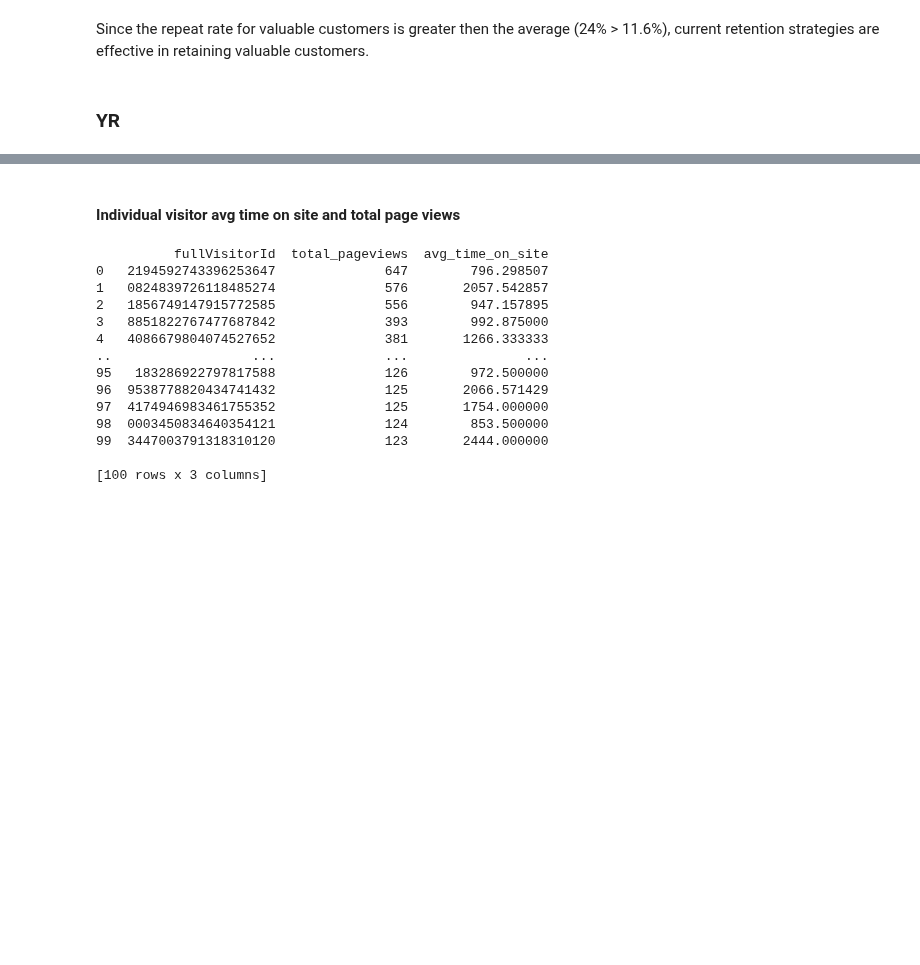
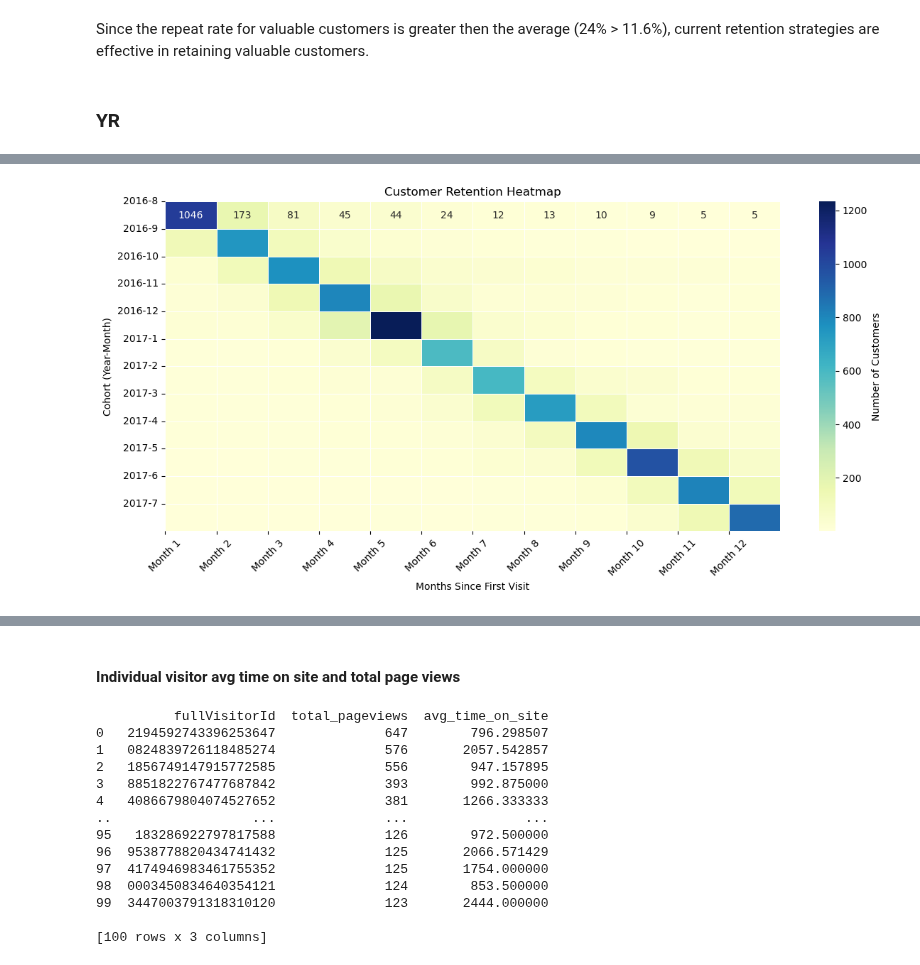
Before and after one commit to woobrandon/DSA3101-Potato-Wedges, a Jupyter notebook: SubgroupA/GoogleAnalyticsAnalysis.ipynb, the cells around one changed output, grey strips where cells are left out. Drawn from its saved outputs; the diff is of its cells as text; code cells hidden in the pictures; blank space fills up the shorter version.

Commit message:
added churn rate for 3 and 6 months and added graphs & code to evalate current retention

```diff
--- a/SubgroupA/GoogleAnalyticsAnalysis.ipynb
+++ b/SubgroupA/GoogleAnalyticsAnalysis.ipynb
@@ -13,9 +13,9 @@ pd.set_option("display.max_columns", None)
 pd.set_option('display.width', 10000)
 
 # Change the project name here to your project name in your account
-client = bigquery.Client(project="dsa3101-435110")  # Brandon
+# client = bigquery.Client(project="dsa3101-435110")  # Brandon
 # client = bigquery.Client(project="dsa3101-434713")  # Swislar
-# client = bigquery.Client(project="sturdy-cable-435110-g9") # Yan Rong
+client = bigquery.Client(project="sturdy-cable-435110-g9") # Yan Rong
 # %%
 
 # Data cleaning function for categories
@@ -1115,0 +1473,85 @@ Since the repeat rate for valuable customers is greater then the average (24% >
+# %%
+# https://whatfix.com/blog/retention-analysis/
+# https://userpilot.com/blog/cohort-retention-analysis/#:~:text=Cohort%20retention%20analysis%20tracks%20how,useful%20for%20predicting%20future%20revenue.
+query = """
+        WITH Cohorts AS (
+            SELECT
+                fullVisitorID,
+                PARSE_DATE('%Y%m%d', MIN(_TABLE_SUFFIX)) AS FirstVisitDate
+            FROM
+                `bigquery-public-data.google_analytics_sample.ga_sessions_*`
+            WHERE
+                totals.transactions IS NOT NULL AND
+                _TABLE_SUFFIX BETWEEN '20160801' AND '20170731'
+            GROUP BY
+                fullVisitorID
+        ),
+        CustomerRetention AS (
+            SELECT
+                EXTRACT(YEAR FROM c.FirstVisitDate) AS CohortYear,
+                EXTRACT(MONTH FROM c.FirstVisitDate) AS CohortMonth,
+                COUNT(DISTINCT c.fullVisitorID) AS NumOfCustomers,
+                COUNT(DISTINCT CASE WHEN PARSE_DATE('%Y%m%d', s._TABLE_SUFFIX) BETWEEN DATE('2016-08-01') AND DATE('2016-08-31') THEN s.fullVisitorID END) AS Month1,
+                COUNT(DISTINCT CASE WHEN PARSE_DATE('%Y%m%d', s._TABLE_SUFFIX) BETWEEN DATE('2016-09-01') AND DATE('2016-09-30') THEN s.fullVisitorID END) AS Month2,
+                COUNT(DISTINCT CASE WHEN PARSE_DATE('%Y%m%d', s._TABLE_SUFFIX) BETWEEN DATE('2016-10-01') AND DATE('2016-10-31') THEN s.fullVisitorID END) AS Month3,
+                COUNT(DISTINCT CASE WHEN PARSE_DATE('%Y%m%d', s._TABLE_SUFFIX) BETWEEN DATE('2016-11-01') AND DATE('2016-11-30') THEN s.fullVisitorID END) AS Month4,
+                COUNT(DISTINCT CASE WHEN PARSE_DATE('%Y%m%d', s._TABLE_SUFFIX) BETWEEN DATE('2016-12-01') AND DATE('2016-12-31') THEN s.fullVisitorID END) AS Month5,
+                COUNT(DISTINCT CASE WHEN PARSE_DATE('%Y%m%d', s._TABLE_SUFFIX) BETWEEN DATE('2017-01-01') AND DATE('2017-01-31') THEN s.fullVisitorID END) AS Month6,
+                COUNT(DISTINCT CASE WHEN PARSE_DATE('%Y%m%d', s._TABLE_SUFFIX) BETWEEN DATE('2017-02-01') AND DATE('2017-02-28') THEN s.fullVisitorID END) AS Month7,
+                COUNT(DISTINCT CASE WHEN PARSE_DATE('%Y%m%d', s._TABLE_SUFFIX) BETWEEN DATE('2017-03-01') AND DATE('2017-03-31') THEN s.fullVisitorID END) AS Month8,
+                COUNT(DISTINCT CASE WHEN PARSE_DATE('%Y%m%d', s._TABLE_SUFFIX) BETWEEN DATE('2017-04-01') AND DATE('2017-04-30') THEN s.fullVisitorID END) AS Month9,
+                COUNT(DISTINCT CASE WHEN PARSE_DATE('%Y%m%d', s._TABLE_SUFFIX) BETWEEN DATE('2017-05-01') AND DATE('2017-05-31') THEN s.fullVisitorID END) AS Month10,
+                COUNT(DISTINCT CASE WHEN PARSE_DATE('%Y%m%d', s._TABLE_SUFFIX) BETWEEN DATE('2017-06-01') AND DATE('2017-06-30') THEN s.fullVisitorID END) AS Month11,
+                COUNT(DISTINCT CASE WHEN PARSE_DATE('%Y%m%d', s._TABLE_SUFFIX) BETWEEN DATE('2017-07-01') AND DATE('2017-07-31') THEN s.fullVisitorID END) AS Month12
+            FROM
+                `bigquery-public-data.google_analytics_sample.ga_sessions_*` s
+            JOIN
+                Cohorts c
+            ON
+                s.fullVisitorID = c.fullVisitorID
+            GROUP BY
+                CohortYear, CohortMonth
+        )
+
+        SELECT
+            CohortYear, CohortMonth, NumOfCustomers, Month1, Month2, Month3, Month4, Month5, Month6, Month7, Month8, Month9, Month10, Month11, Month12
+        FROM
+            CustomerRetention
+        ORDER BY
+            CohortYear ASC, CohortMonth ASC
+        """
+
+df = client.query(query).to_dataframe()
+
+print(df)
+
+data = {'CohortYear': [2016, 2016, 2016, 2016, 2016, 2017, 2017, 2017, 2017, 2017, 2017, 2017],
+        'CohortMonth': [8, 9, 10, 11, 12, 1, 2, 3, 4, 5, 6, 7],
+        'NumOfCustomers': [1046, 747, 769, 804, 1233, 591, 606, 726, 796, 967, 813, 890],
+        'Month1': [1046, 127, 33, 17, 24, 8, 8, 6, 9, 4, 5, 4],
+        'Month2': [173, 747, 125, 35, 23, 9, 9, 7, 10, 4, 1, 4],
+        'Month3': [81, 116, 769, 145, 54, 14, 13, 9, 8, 7, 3, 4],
+        'Month4': [45, 51, 141, 804, 194, 40, 21, 13, 11, 8, 2, 3],
+        'Month5': [44, 33, 78, 169, 1233, 94, 22, 21, 13, 13, 4, 6],
+        'Month6': [24, 20, 47, 61, 183, 591, 87, 43, 20, 14, 2, 4],
+        'Month7': [12, 12, 37, 21, 46, 78, 606, 118, 37, 34, 6, 7],
+        'Month8': [13, 10, 30, 24, 34, 19, 99, 726, 106, 39, 12, 6],
+        'Month9': [10, 8, 19, 18, 15, 11, 46, 112, 796, 126, 32, 15],
+        'Month10': [9, 4, 17, 15, 11, 8, 36, 28, 146, 967, 114, 49],
+        'Month11': [5, 4, 16, 8, 10, 6, 12, 18, 39, 133, 813, 141],
+        'Month12': [5, 3, 14, 12, 11, 6, 12, 18, 27, 59, 125, 890],}
+
+df = pd.DataFrame(data)
+df.set_index(['CohortYear', 'CohortMonth'], inplace=True)
+heatmap_data = df[['Month1', 'Month2', 'Month3', 'Month4', 'Month5', 'Month6', 'Month7', 'Month8', 'Month9', 'Month10', 'Month11', 'Month12']]
+
+plt.figure(figsize=(12, 6))
+sns.heatmap(heatmap_data, annot=True, fmt='d', cmap='YlGnBu', cbar_kws={'label': 'Number of Customers'}, linewidths=.5)
+plt.title('Customer Retention Heatmap')
+plt.xlabel('Months Since First Visit')
+plt.ylabel('Cohort (Year-Month)')
+plt.xticks(ticks=range(12), labels=[f'Month {i+1}' for i in range(12)], rotation=45)
+plt.yticks(ticks=range(len(heatmap_data.index)), labels=[f"{year}-{month}" for year, month in heatmap_data.index], rotation=0)
+plt.tight_layout()
+plt.show()
+# %% [output]
@@ -1115,0 +1571 @@ Since the repeat rate for valuable customers is greater then the average (24% >
+[figure, added]
```
Also changed, not shown: parts of 33 cells of this notebook.
